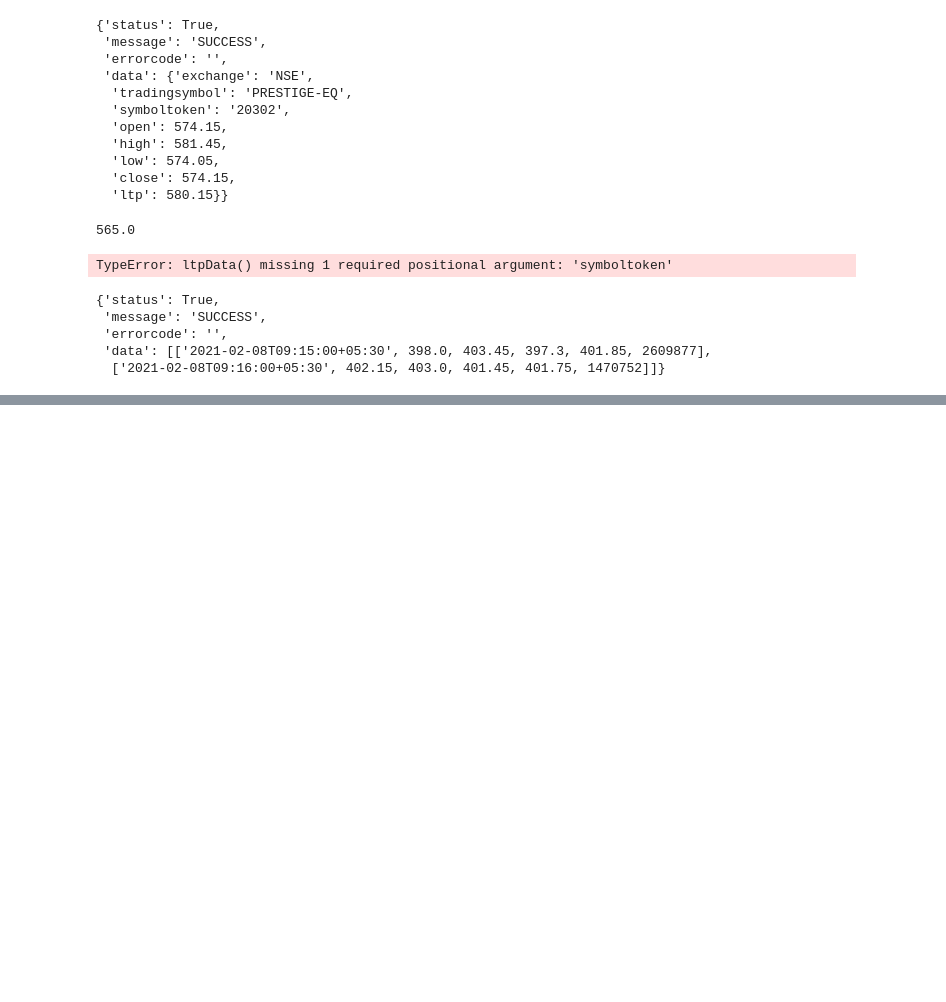
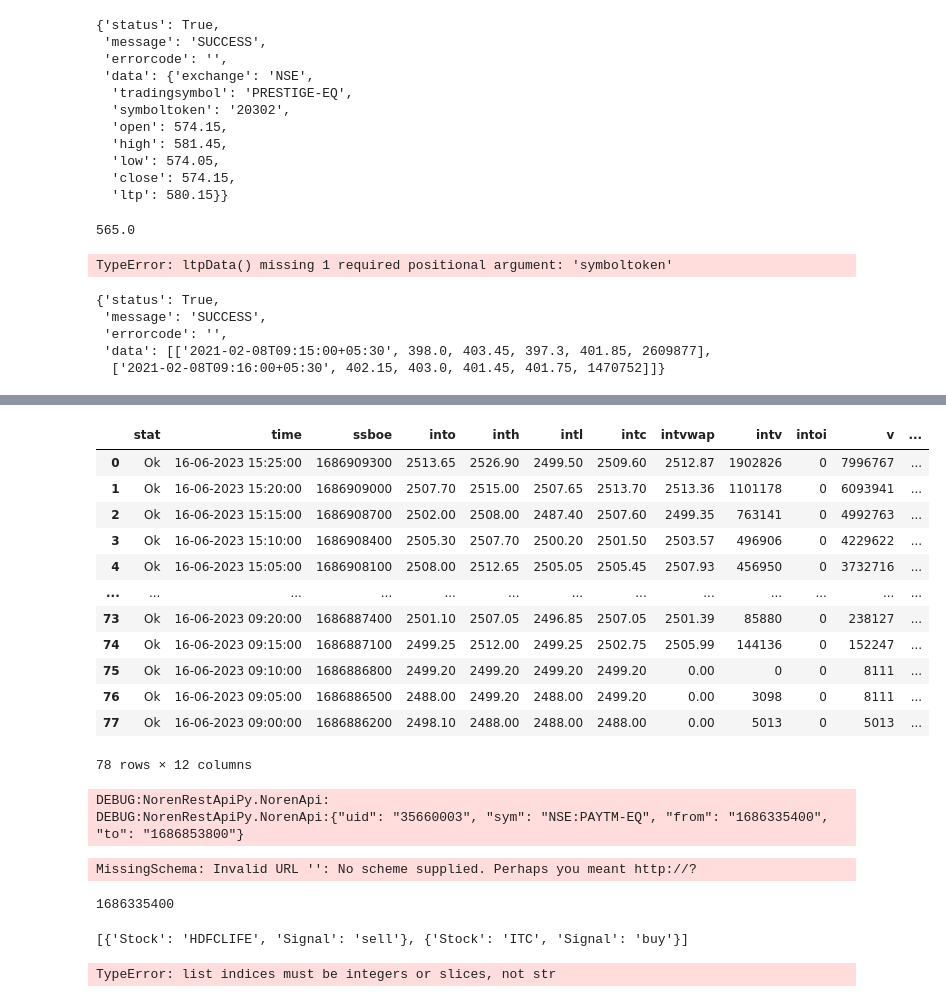
Before and after one commit to bhavesh0009/RocketStrategy, a Jupyter notebook: src/test.ipynb, the cells around one changed output, grey strips where cells are left out. Drawn from its saved outputs; the diff is of its cells as text; code cells hidden in the pictures; blank space fills up the shorter version.

```diff
--- a/src/test.ipynb
+++ b/src/test.ipynb
@@ -667,0 +929,4 @@ obj.getCandleData({
+# %%
+api = NorenApiPy()
+ret = api.login(userid=uid, password=pwd, twoFA=factor2,
+                vendor_code=vc, api_secret=app_key, imei='123')
@@ -667,0 +945,4 @@ obj.getCandleData({
+# %%
+lastBusDay = datetime(2023, 6, 16, 0, 0)
+lastBusDay = lastBusDay.replace(hour=0, minute=0, second=0, microsecond=0)
+ret = api.get_time_price_series(exchange='NSE', token='25', starttime=lastBusDay.timestamp(), interval=5)
@@ -667,0 +955,28 @@ obj.getCandleData({
+# %%
+pd.DataFrame(ret)
+# %% [output]
+|  | stat | time | ssboe | into | inth | intl | intc | intvwap | intv | intoi | v | ... |
+| 0 | Ok | 16-06-2023 15:25:00 | 1686909300 | 2513.65 | 2526.90 | 2499.50 | 2509.60 | 2512.87 | 1902826 | 0 | 7996767 | ... |
+| 1 | Ok | 16-06-2023 15:20:00 | 1686909000 | 2507.70 | 2515.00 | 2507.65 | 2513.70 | 2513.36 | 1101178 | 0 | 6093941 | ... |
+| 2 | Ok | 16-06-2023 15:15:00 | 1686908700 | 2502.00 | 2508.00 | 2487.40 | 2507.60 | 2499.35 | 763141 | 0 | 4992763 | ... |
+| 3 | Ok | 16-06-2023 15:10:00 | 1686908400 | 2505.30 | 2507.70 | 2500.20 | 2501.50 | 2503.57 | 496906 | 0 | 4229622 | ... |
+| 4 | Ok | 16-06-2023 15:05:00 | 1686908100 | 2508.00 | 2512.65 | 2505.05 | 2505.45 | 2507.93 | 456950 | 0 | 3732716 | ... |
+| ... | ... | ... | ... | ... | ... | ... | ... | ... | ... | ... | ... | ... |
+| 73 | Ok | 16-06-2023 09:20:00 | 1686887400 | 2501.10 | 2507.05 | 2496.85 | 2507.05 | 2501.39 | 85880 | 0 | 238127 | ... |
+| 74 | Ok | 16-06-2023 09:15:00 | 1686887100 | 2499.25 | 2512.00 | 2499.25 | 2502.75 | 2505.99 | 144136 | 0 | 152247 | ... |
+| 75 | Ok | 16-06-2023 09:10:00 | 1686886800 | 2499.20 | 2499.20 | 2499.20 | 2499.20 | 0.00 | 0 | 0 | 8111 | ... |
+| 76 | Ok | 16-06-2023 09:05:00 | 1686886500 | 2488.00 | 2499.20 | 2488.00 | 2499.20 | 0.00 | 3098 | 0 | 8111 | ... |
+| 77 | Ok | 16-06-2023 09:00:00 | 1686886200 | 2498.10 | 2488.00 | 2488.00 | 2488.00 | 0.00 | 5013 | 0 | 5013 | ... |
+78 rows × 12 columns
+# %%
+startdate = int(datetime(2023, 6, 10, 0, 0).timestamp())
+enddate = int(datetime(2023, 6, 16, 0, 0).timestamp())
+ret =api.get_daily_price_series(exchange="NSE",tradingsymbol="PAYTM-EQ",startdate=startdate,enddate=enddate)
+# %% [output]
+DEBUG:NorenRestApiPy.NorenApi:
+DEBUG:NorenRestApiPy.NorenApi:{"uid": "35660003", "sym": "NSE:PAYTM-EQ", "from": "1686335400", "to": "1686853800"}
+MissingSchema: Invalid URL '': No scheme supplied. Perhaps you meant http://?
+# %%
+int(startdate.timestamp())
+# %% [output]
+1686335400
@@ -667,0 +1002,8 @@ obj.getCandleData({
+# %%
+rocket_stocks
+# %% [output]
+[{'Stock': 'HDFCLIFE', 'Signal': 'sell'}, {'Stock': 'ITC', 'Signal': 'buy'}]
+# %%
+rocket_stocks['Stock']
+# %% [output]
+TypeError: list indices must be integers or slices, not str
```
Also changed, not shown: parts of 33 cells of this notebook, 19 other files.
